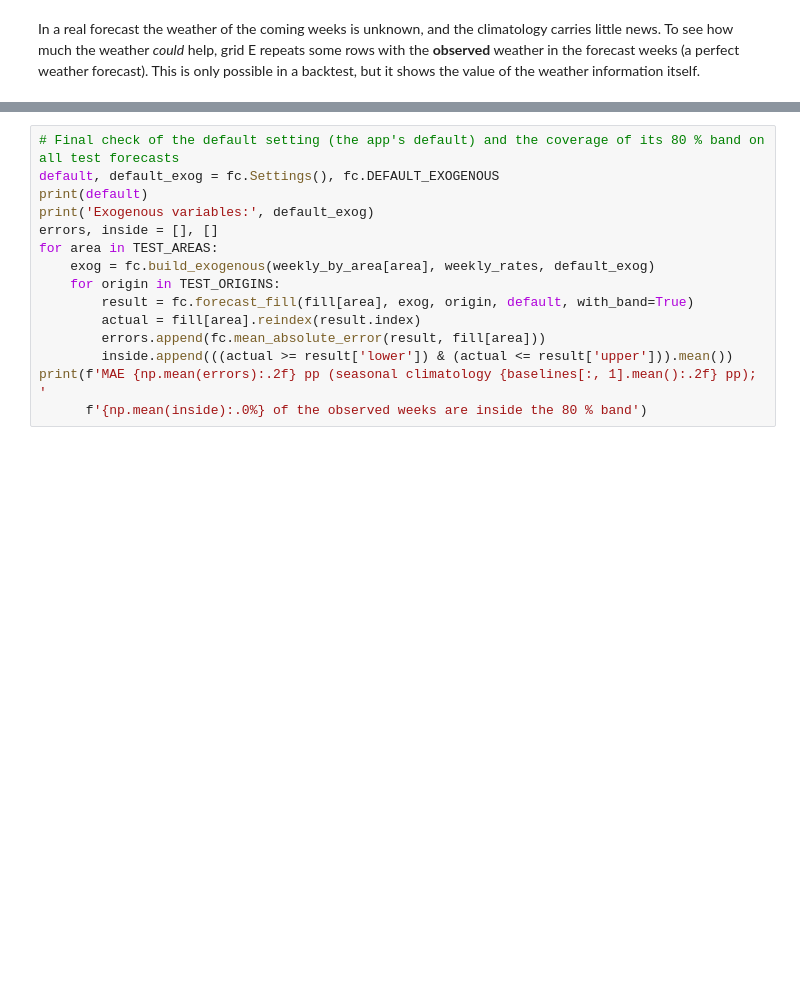
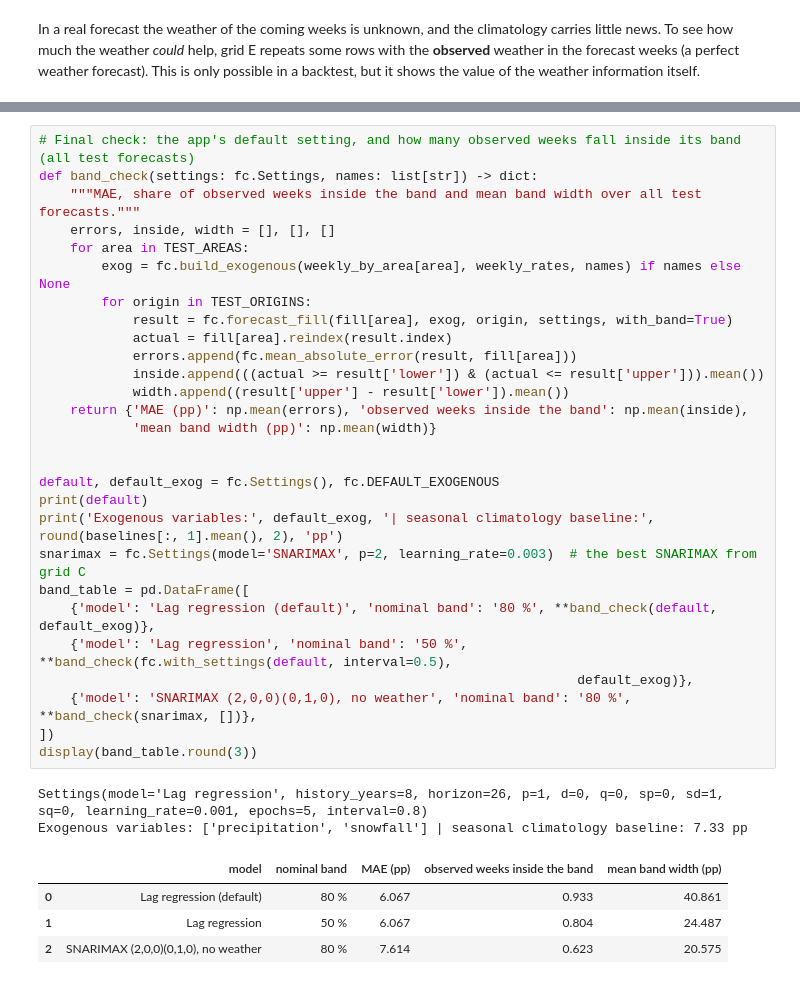
Before and after one commit to yaksh-git/ind320-dashboard-basics-yaksh-git, a Jupyter notebook: notebooks/ind320_part4.ipynb, the cells around one changed output, grey strips where cells are left out. Cells and saved outputs as stored; diff of their text form; blank space fills up the shorter version.

```diff
--- a/notebooks/ind320_part4.ipynb
+++ b/notebooks/ind320_part4.ipynb
@@ -608,18 +817,38 @@ display(grid_e.round(3))
 # %%
-# Final check of the default setting (the app's default) and the coverage of its 80 % band on all test forecasts
+# Final check: the app's default setting, and how many observed weeks fall inside its band (all test forecasts)
+def band_check(settings: fc.Settings, names: list[str]) -> dict:
+    """MAE, share of observed weeks inside the band and mean band width over all test forecasts."""
+    errors, inside, width = [], [], []
+    for area in TEST_AREAS:
+        exog = fc.build_exogenous(weekly_by_area[area], weekly_rates, names) if names else None
+        for origin in TEST_ORIGINS:
+            result = fc.forecast_fill(fill[area], exog, origin, settings, with_band=True)
+            actual = fill[area].reindex(result.index)
+            errors.append(fc.mean_absolute_error(result, fill[area]))
+            inside.append(((actual >= result['lower']) & (actual <= result['upper'])).mean())
+            width.append((result['upper'] - result['lower']).mean())
+    return {'MAE (pp)': np.mean(errors), 'observed weeks inside the band': np.mean(inside),
+            'mean band width (pp)': np.mean(width)}
+
+
 default, default_exog = fc.Settings(), fc.DEFAULT_EXOGENOUS
 print(default)
-print('Exogenous variables:', default_exog)
-errors, inside = [], []
-for area in TEST_AREAS:
-    exog = fc.build_exogenous(weekly_by_area[area], weekly_rates, default_exog)
-    for origin in TEST_ORIGINS:
-        result = fc.forecast_fill(fill[area], exog, origin, default, with_band=True)
-        actual = fill[area].reindex(result.index)
-        errors.append(fc.mean_absolute_error(result, fill[area]))
-        inside.append(((actual >= result['lower']) & (actual <= result['upper'])).mean())
-print(f'MAE {np.mean(errors):.2f} pp (seasonal climatology {baselines[:, 1].mean():.2f} pp); '
-      f'{np.mean(inside):.0%} of the observed weeks are inside the 80 % band')
+print('Exogenous variables:', default_exog, '| seasonal climatology baseline:', round(baselines[:, 1].mean(), 2), 'pp')
+snarimax = fc.Settings(model='SNARIMAX', p=2, learning_rate=0.003)  # the best SNARIMAX from grid C
+band_table = pd.DataFrame([
+    {'model': 'Lag regression (default)', 'nominal band': '80 %', **band_check(default, default_exog)},
+    {'model': 'Lag regression', 'nominal band': '50 %', **band_check(fc.with_settings(default, interval=0.5),
+                                                                     default_exog)},
+    {'model': 'SNARIMAX (2,0,0)(0,1,0), no weather', 'nominal band': '80 %', **band_check(snarimax, [])},
+])
+display(band_table.round(3))
+# %% [output]
+Settings(model='Lag regression', history_years=8, horizon=26, p=1, d=0, q=0, sp=0, sd=1, sq=0, learning_rate=0.001, epochs=5, interval=0.8)
+Exogenous variables: ['precipitation', 'snowfall'] | seasonal climatology baseline: 7.33 pp
+|  | model | nominal band | MAE (pp) | observed weeks inside the band | mean band width (pp) |
+| 0 | Lag regression (default) | 80 % | 6.067 | 0.933 | 40.861 |
+| 1 | Lag regression | 50 % | 6.067 | 0.804 | 24.487 |
+| 2 | SNARIMAX (2,0,0)(0,1,0), no weather | 80 % | 7.614 | 0.623 | 20.575 |
 # %%
 # Example: NO 3 forecast through the spring melt (from 2 March 2025) and from the newest week, with the 80 % band
 area = ('EL', 3)
```
Also changed, not shown: parts of 41 cells of this notebook, 2 other files.
